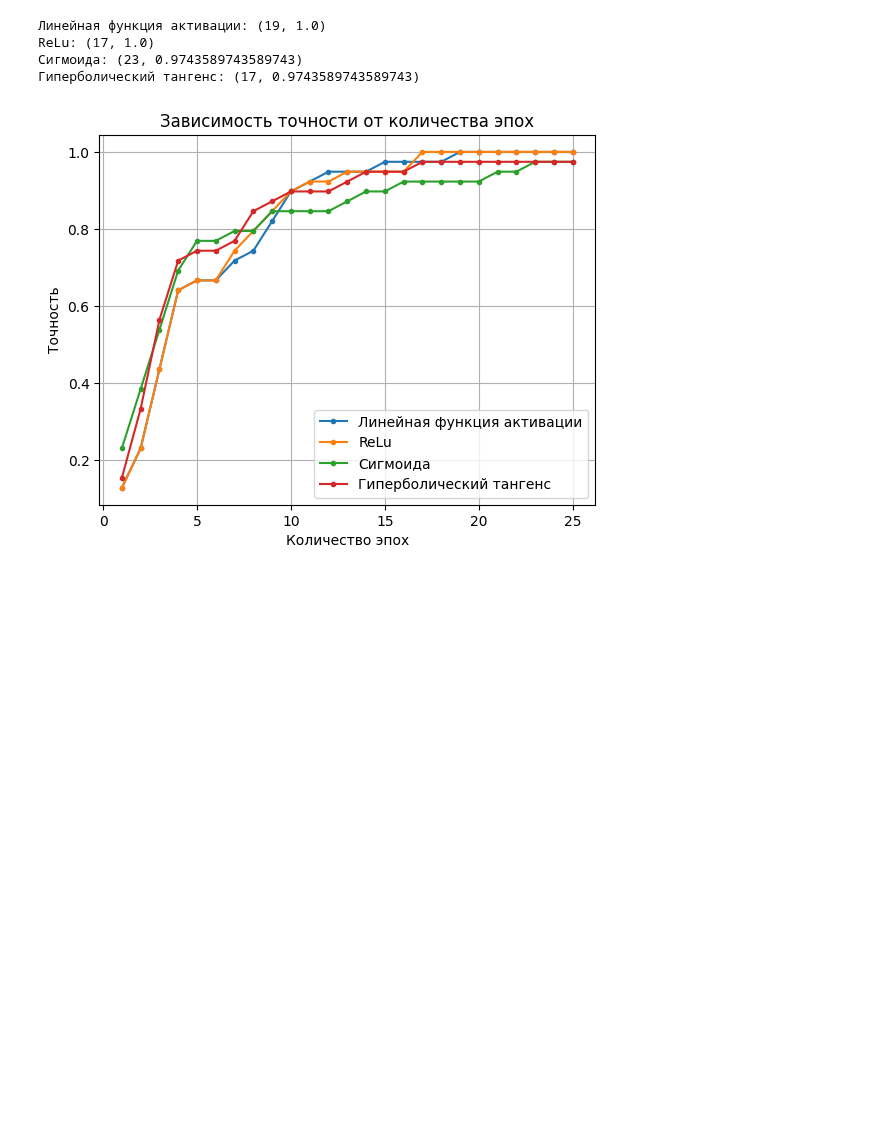
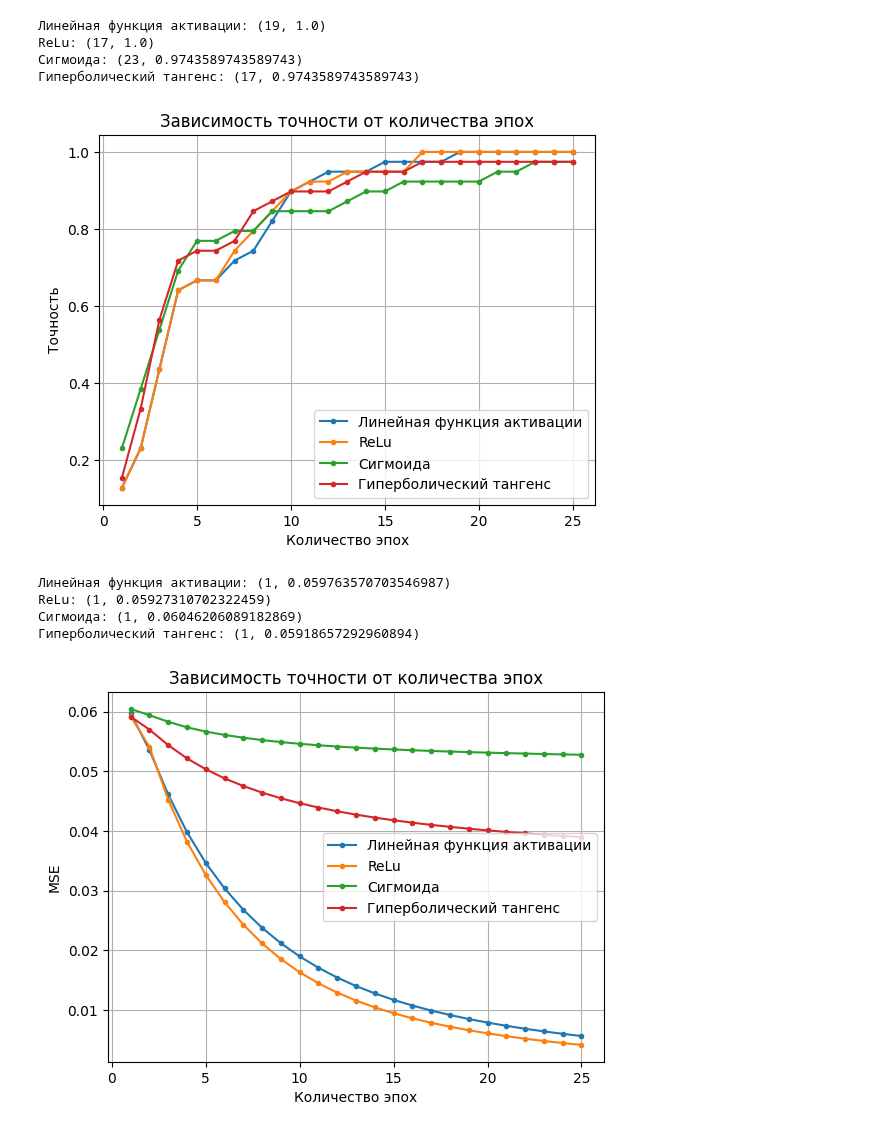
Before and after one commit to AngelicHedgehog/BMSTU-Theory-of-Artificial-Neural-Networks, a Jupyter notebook: hw1/hw1.ipynb, the cells around one changed output. Saved outputs shown, nothing was run; the diff lists cells and outputs as text; code cells hidden in the pictures; blank space fills up the shorter version.

```diff
--- a/hw1/hw1.ipynb
+++ b/hw1/hw1.ipynb
@@ -89,7 +106,8 @@ def find_min_epochs_count(
     max_epochs,
     activation_function,
     activation_function_derivative,
-    activation_name
+    activation_name,
+    return_mse_accuracy=False
 ):
     input_size = len(X[0])
     num_classes = max(y) + 1
@@ -106,7 +124,10 @@ def find_min_epochs_count(
             epochs=epochs,
         )
         perceptron.fit(X, y)
-        accuracy = perceptron.evaluate(X, y)
+        if return_mse_accuracy:
+            accuracy = perceptron.evaluate_mse(X, y)
+        else:
+            accuracy = perceptron.evaluate(X, y)
 
         accuracies.append(accuracy)
         epoch_list.append(epochs)
@@ -179,3 +200,59 @@ ReLu: (17, 1.0)
 Сигмоида: (23, 0.9743589743589743)
 Гиперболический тангенс: (17, 0.9743589743589743)
 [figure]
+# %%
+EPOCHS = 25
+
+k = 9
+print("Линейная функция активации:", find_min_epochs_count(
+    X, y, EPOCHS,
+    activation_function=lambda x:
+        (lambda x, k: k * x)(x, k=k),
+    activation_function_derivative=lambda x: k,
+    activation_name="Линейная функция активации",
+    return_mse_accuracy=True,
+))
+
+k = 10
+print("ReLu:", find_min_epochs_count(
+    X, y, EPOCHS,
+    activation_function=lambda x:
+        (lambda x, k: k * x if x > 0 else 0)(x, k=k),
+    activation_function_derivative=lambda x: k,
+    activation_name="ReLu",
+    return_mse_accuracy=True,
+))
+
+sigmoida = lambda x, k: 1 / (1 + np.exp(-k * x))
+sigmoida_derivative = lambda x, k: k * sigmoida(x, k) * (1 - sigmoida(x, k))
+k = 24
+print("Сигмоида:", find_min_epochs_count(
+    X, y, EPOCHS,
+    activation_function=lambda x: sigmoida(x, k=k),
+    activation_function_derivative=lambda x: sigmoida_derivative(x, k=k),
+    activation_name="Сигмоида",
+    return_mse_accuracy=True,
+))
+
+tanh_derivative = lambda x, k: k * (1 - np.tanh(k * x) ** 2)
+k = 8
+print("Гиперболический тангенс:", find_min_epochs_count(
+    X, y, EPOCHS,
+    activation_function=lambda x: np.tanh(k * x),
+    activation_function_derivative=lambda x: tanh_derivative(x, k=k),
+    activation_name="Гиперболический тангенс",
+    return_mse_accuracy=True,
+))
+
+plt.title("Зависимость точности от количества эпох")
+plt.xlabel("Количество эпох")
+plt.ylabel("MSE")
+plt.grid(True)
+plt.legend()
+plt.show()
+# %% [output]
+Линейная функция активации: (1, 0.059763570703546987)
+ReLu: (1, 0.05927310702322459)
+Сигмоида: (1, 0.06046206089182869)
+Гиперболический тангенс: (1, 0.05918657292960894)
+[figure, added]
```
Also changed, not shown: parts of 1 cell of this notebook.
